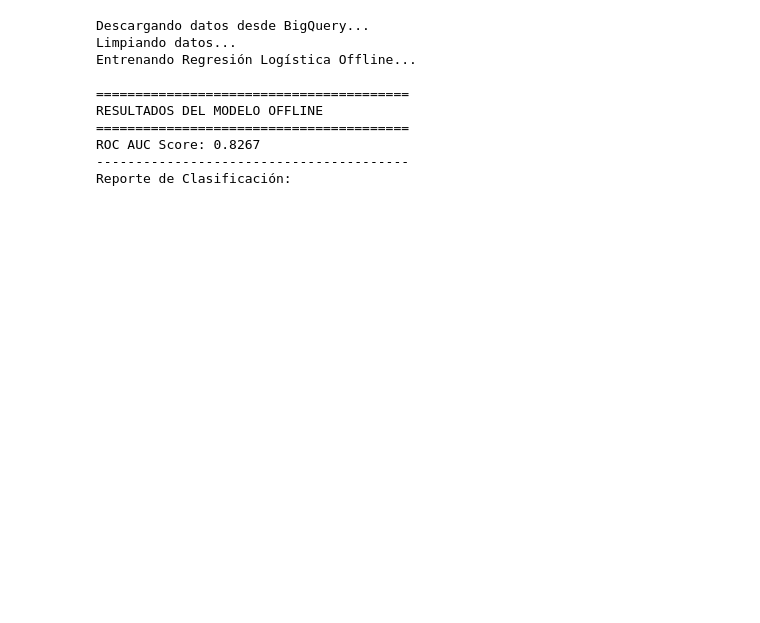
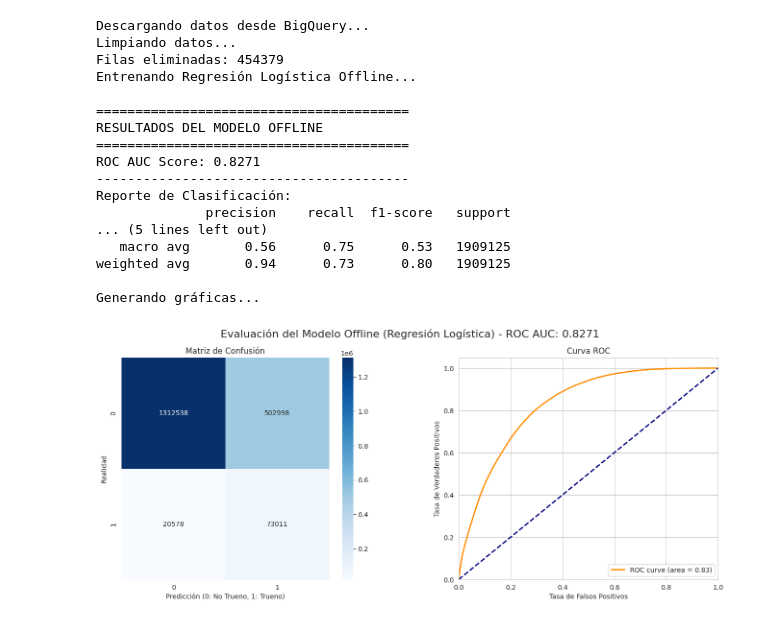
Before and after one commit to KevinVega-KGMZ/Final_Proyect_CC, a Jupyter notebook: offline_model/offline_model.ipynb, the cells around one changed output. Saved outputs shown, nothing was run; the diff lists cells and outputs as text; code cells hidden in the pictures; blank space fills up the shorter version.

```diff
--- a/offline_model/offline_model.ipynb
+++ b/offline_model/offline_model.ipynb
@@ -2,13 +2,18 @@
 import os
 import numpy as np
 import pandas as pd
+import matplotlib.pyplot as plt
+import seaborn as sns
 from google.cloud import bigquery
 from sklearn.model_selection import train_test_split
 from sklearn.linear_model import LogisticRegression
 from sklearn.preprocessing import StandardScaler
 from sklearn.impute import SimpleImputer
 from sklearn.pipeline import make_pipeline
-from sklearn.metrics import classification_report, roc_auc_score, confusion_matrix
+from sklearn.metrics import classification_report, roc_auc_score, confusion_matrix, roc_curve, precision_recall_curve, auc
+
+sns.set_style("whitegrid")
+plt.rcParams['figure.figsize'] = (14, 10)
 
 QUERY = """
     SELECT
@@ -25,7 +30,7 @@ df = client.query(QUERY).to_dataframe()
 
 print("Limpiando datos...")
 
-df['target'] = df['thunder']
+df['target'] = df['thunder'].astype(int)
 
 sentinels = {
     'temp': 9999.9,
@@ -51,6 +56,7 @@ cols_to_drop_if_empty = ['temp', 'dewp','wdsp', 'prcp']
 initial_rows = len(df)
 df.dropna(subset=cols_to_drop_if_empty, inplace=True)
 dropped_rows = initial_rows - len(df)
+print(f"Filas eliminadas: {dropped_rows}")
 
 X = df[features]
 y = df['target']
@@ -62,31 +68,63 @@ pipeline = make_pipeline(
     StandardScaler(),
     LogisticRegression(random_state=42, max_iter=1000, class_weight='balanced')
 )
 
 print("Entrenando Regresión Logística Offline...")
 pipeline.fit(X_train, y_train)
 
 print("\n" + "="*40)
 print("RESULTADOS DEL MODELO OFFLINE")
 print("="*40)
 
 y_pred = pipeline.predict(X_test)
 y_prob = pipeline.predict_proba(X_test)[:, 1]
 
 roc_auc = roc_auc_score(y_test, y_prob)
 
 print(f"ROC AUC Score: {roc_auc:.4f}")
 print("-" * 40)
 print("Reporte de Clasificación:")
 print(classification_report(y_test, y_pred))
+
+print("Generando gráficas...")
+
+fig, axes = plt.subplots(1, 2, figsize=(16, 6))
+plt.subplots_adjust(wspace=0.3)
+
+cm = confusion_matrix(y_test, y_pred)
+sns.heatmap(cm, annot=True, fmt='d', cmap='Blues', ax=axes[0])
+axes[0].set_title('Matriz de Confusión')
+axes[0].set_xlabel('Predicción (0: No Trueno, 1: Trueno)')
+axes[0].set_ylabel('Realidad')
+
+fpr, tpr, thresholds = roc_curve(y_test, y_prob)
+axes[1].plot(fpr, tpr, color='darkorange', lw=2, label=f'ROC curve (area = {roc_auc:.2f})')
+axes[1].plot([0, 1], [0, 1], color='navy', lw=2, linestyle='--')
+axes[1].set_xlim([0.0, 1.0])
+axes[1].set_ylim([0.0, 1.05])
+axes[1].set_xlabel('Tasa de Falsos Positivos')
+axes[1].set_ylabel('Tasa de Verdaderos Positivos')
+axes[1].set_title('Curva ROC')
+axes[1].legend(loc="lower right")
+
+plt.suptitle(f"Evaluación del Modelo Offline (Regresión Logística) - ROC AUC: {roc_auc:.4f}", fontsize=16)
+plt.show()
 # %% [output]
 Descargando datos desde BigQuery...
 Limpiando datos...
+Filas eliminadas: 454379
 Entrenando Regresión Logística Offline...
 
 ========================================
 RESULTADOS DEL MODELO OFFLINE
 ========================================
-ROC AUC Score: 0.8267
+ROC AUC Score: 0.8271
 ----------------------------------------
 Reporte de Clasificación:
+              precision    recall  f1-score   support
+... (5 lines left out)
+   macro avg       0.56      0.75      0.53   1909125
+weighted avg       0.94      0.73      0.80   1909125
+
+Generando gráficas...
+[figure, added]
```
